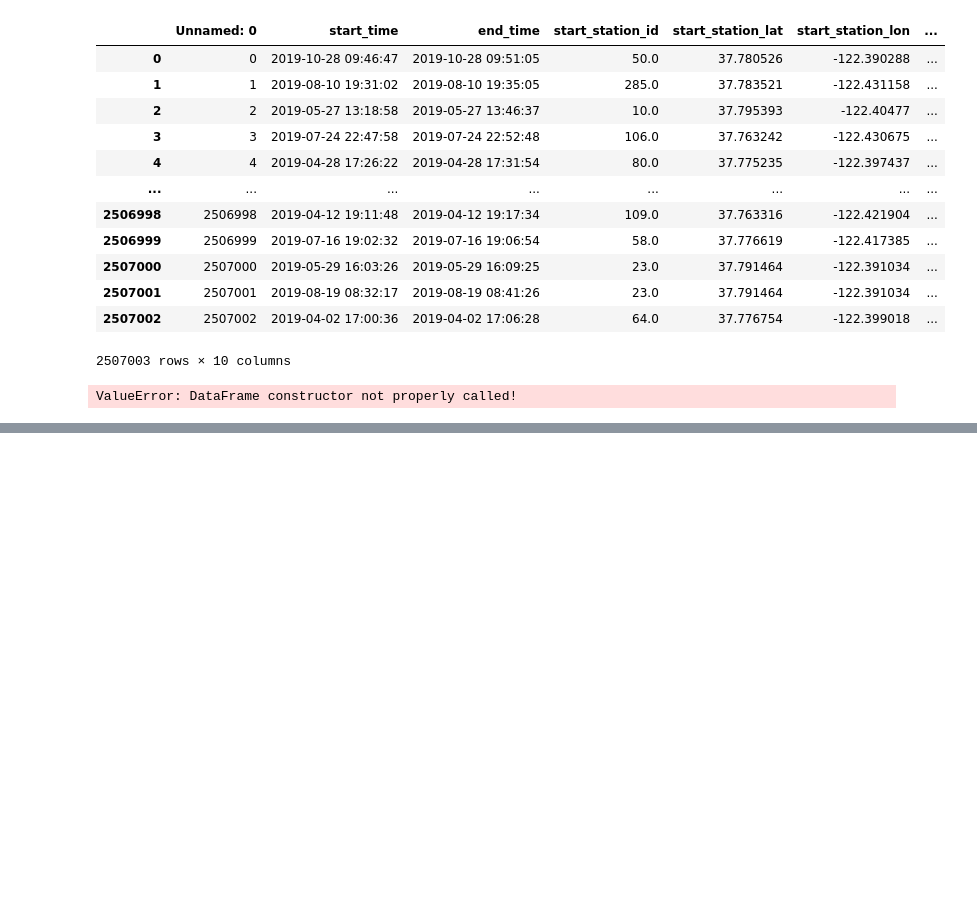
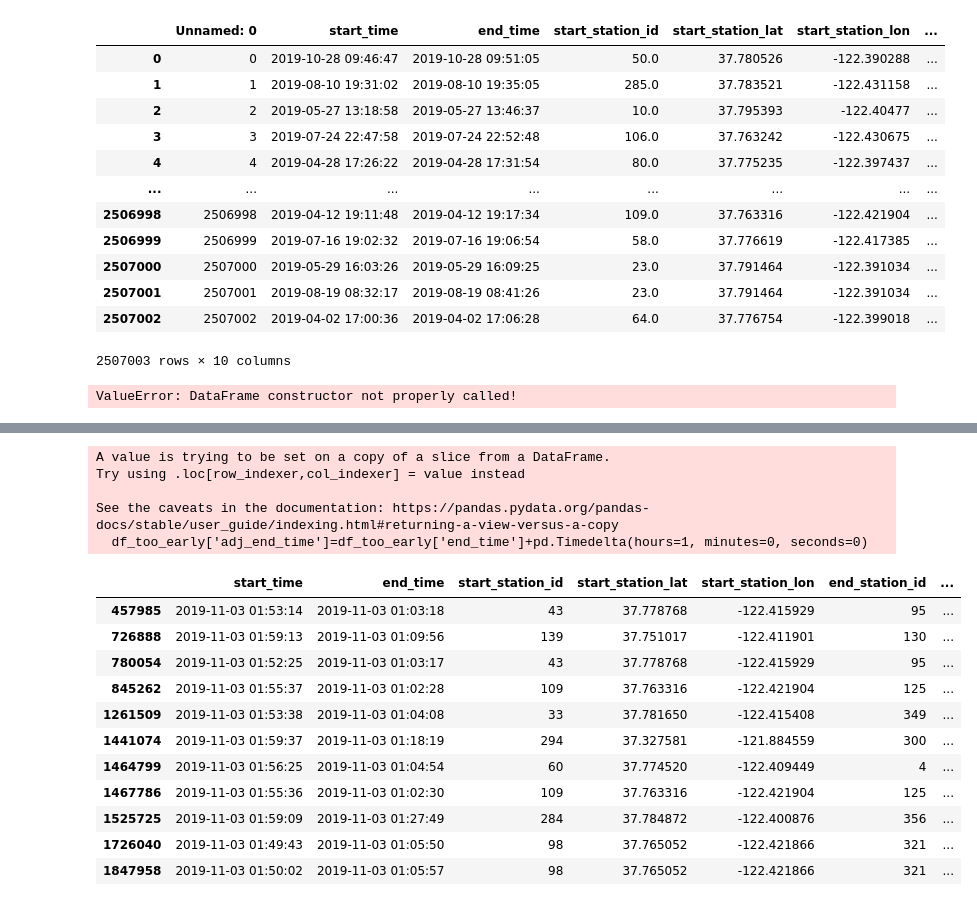
Before and after one commit to Ppkhanh/The-Learning-Machines, a Jupyter notebook: try-Sven.ipynb, the cells around one changed output, grey strips where cells are left out. Drawn from its saved outputs; the diff is of its cells as text; code cells hidden in the pictures; blank space fills up the shorter version.

```diff
--- a/try-Sven.ipynb
+++ b/try-Sven.ipynb
@@ -330,0 +408,21 @@ filtered_df2
+# %%
+df_too_early['adj_end_time']=df_too_early['end_time']+pd.Timedelta(hours=1, minutes=0, seconds=0)
+df_too_early
+# %% [output]
+A value is trying to be set on a copy of a slice from a DataFrame.
+Try using .loc[row_indexer,col_indexer] = value instead
+
+See the caveats in the documentation: https://pandas.pydata.org/pandas-docs/stable/user_guide/indexing.html#returning-a-view-versus-a-copy
+  df_too_early['adj_end_time']=df_too_early['end_time']+pd.Timedelta(hours=1, minutes=0, seconds=0)
+|  | start_time | end_time | start_station_id | start_station_lat | start_station_lon | end_station_id | ... |
+| 457985 | 2019-11-03 01:53:14 | 2019-11-03 01:03:18 | 43 | 37.778768 | -122.415929 | 95 | ... |
+| 726888 | 2019-11-03 01:59:13 | 2019-11-03 01:09:56 | 139 | 37.751017 | -122.411901 | 130 | ... |
+| 780054 | 2019-11-03 01:52:25 | 2019-11-03 01:03:17 | 43 | 37.778768 | -122.415929 | 95 | ... |
+| 845262 | 2019-11-03 01:55:37 | 2019-11-03 01:02:28 | 109 | 37.763316 | -122.421904 | 125 | ... |
+| 1261509 | 2019-11-03 01:53:38 | 2019-11-03 01:04:08 | 33 | 37.781650 | -122.415408 | 349 | ... |
+| 1441074 | 2019-11-03 01:59:37 | 2019-11-03 01:18:19 | 294 | 37.327581 | -121.884559 | 300 | ... |
+| 1464799 | 2019-11-03 01:56:25 | 2019-11-03 01:04:54 | 60 | 37.774520 | -122.409449 | 4 | ... |
+| 1467786 | 2019-11-03 01:55:36 | 2019-11-03 01:02:30 | 109 | 37.763316 | -122.421904 | 125 | ... |
+| 1525725 | 2019-11-03 01:59:09 | 2019-11-03 01:27:49 | 284 | 37.784872 | -122.400876 | 356 | ... |
+| 1726040 | 2019-11-03 01:49:43 | 2019-11-03 01:05:50 | 98 | 37.765052 | -122.421866 | 321 | ... |
+| 1847958 | 2019-11-03 01:50:02 | 2019-11-03 01:05:57 | 98 | 37.765052 | -122.421866 | 321 | ... |
```
Also changed, not shown: parts of 8 cells of this notebook.
